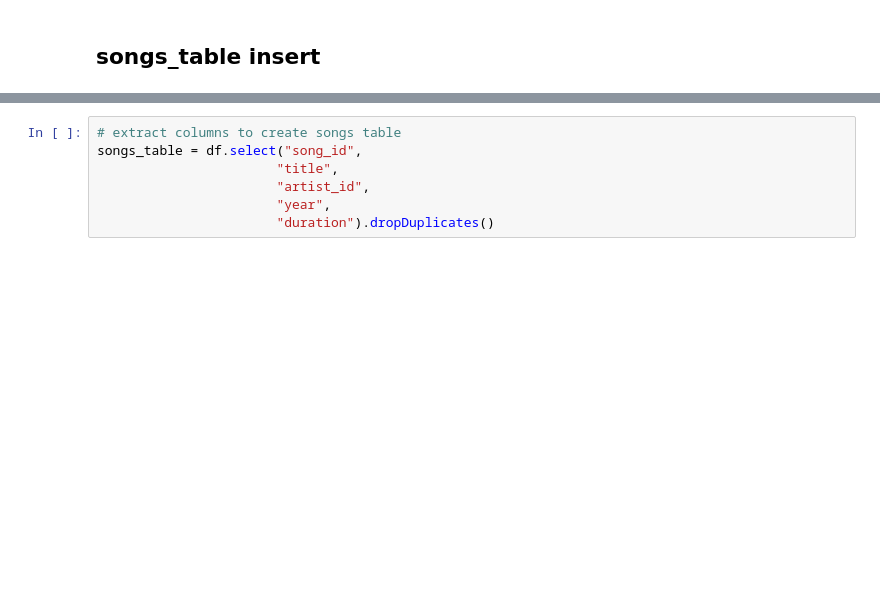
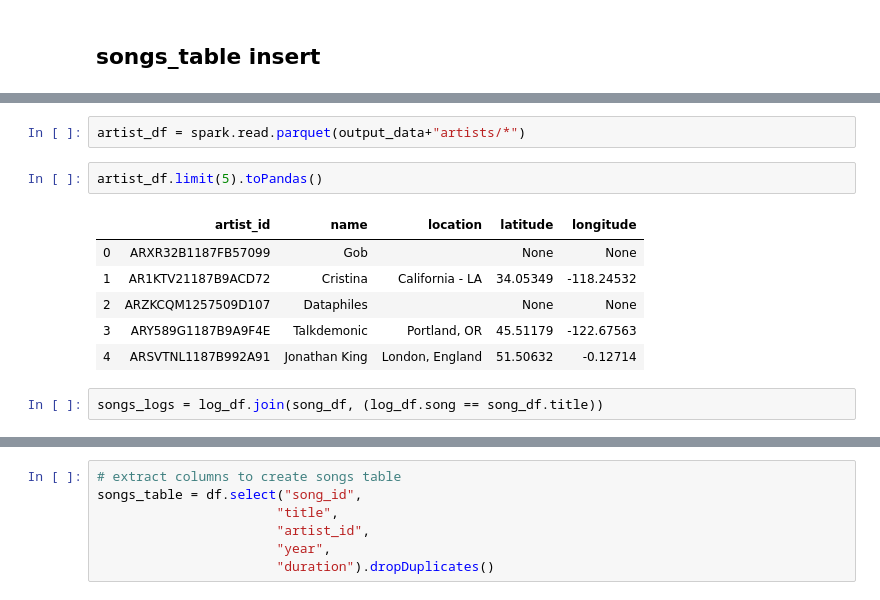
Before and after one commit to jcanque777/data_lakes_spark_ud, a Jupyter notebook: get_data.ipynb, the cells around one changed output, grey strips where cells are left out. Saved outputs shown, nothing was run; the diff lists cells and outputs as text; blank space fills up the shorter version.

```diff
--- a/get_data.ipynb
+++ b/get_data.ipynb
@@ -159,0 +357,13 @@ p_df.head()
+# %%
+artist_df = spark.read.parquet(output_data+"artists/*")
+# %%
+artist_df.limit(5).toPandas()
+# %% [output]
+|  | artist_id | name | location | latitude | longitude |
+| 0 | ARXR32B1187FB57099 | Gob |  | None | None |
+| 1 | AR1KTV21187B9ACD72 | Cristina | California - LA | 34.05349 | -118.24532 |
+| 2 | ARZKCQM1257509D107 | Dataphiles |  | None | None |
+| 3 | ARY589G1187B9A9F4E | Talkdemonic | Portland, OR | 45.51179 | -122.67563 |
+| 4 | ARSVTNL1187B992A91 | Jonathan King | London, England | 51.50632 | -0.12714 |
+# %%
+songs_logs = log_df.join(song_df, (log_df.song == song_df.title))
```
Also changed, not shown: parts of 104 cells of this notebook.
